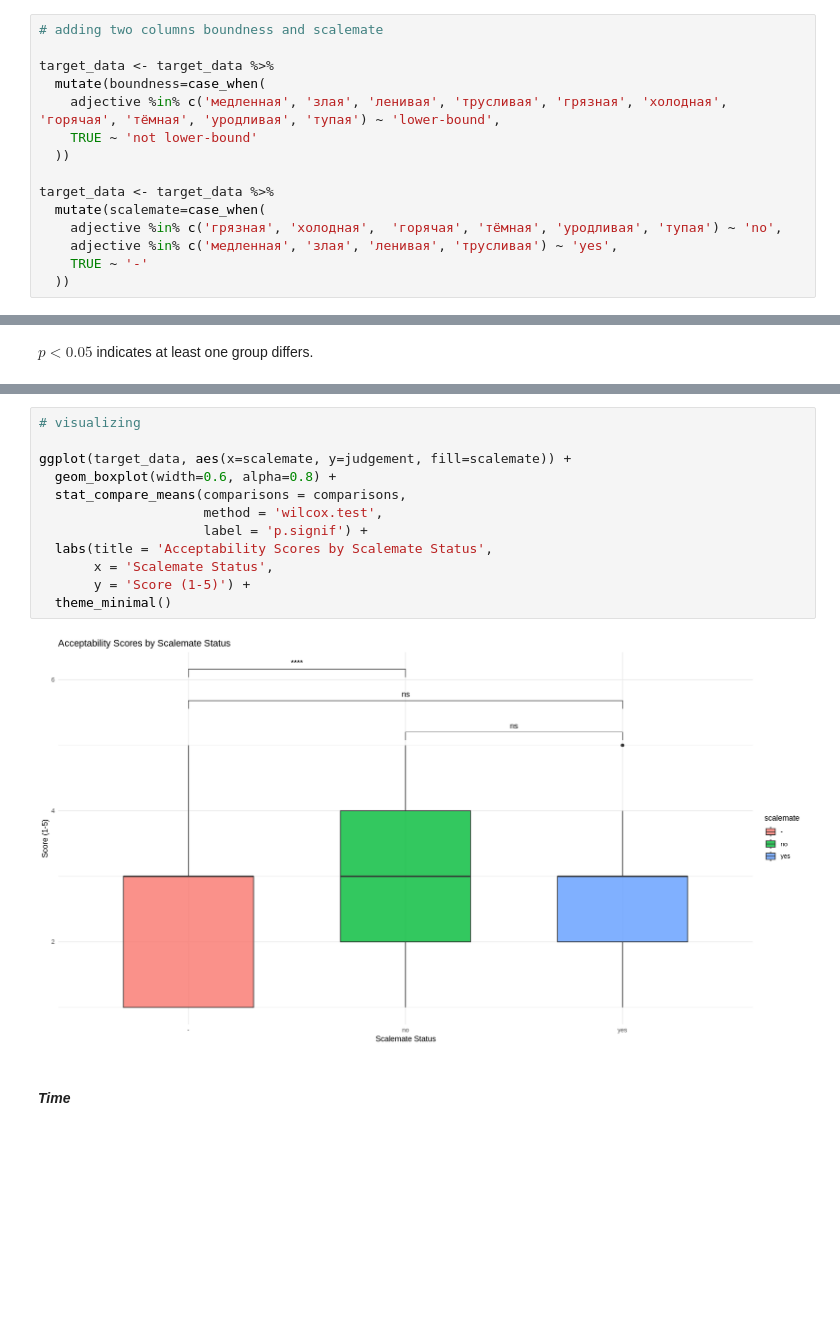
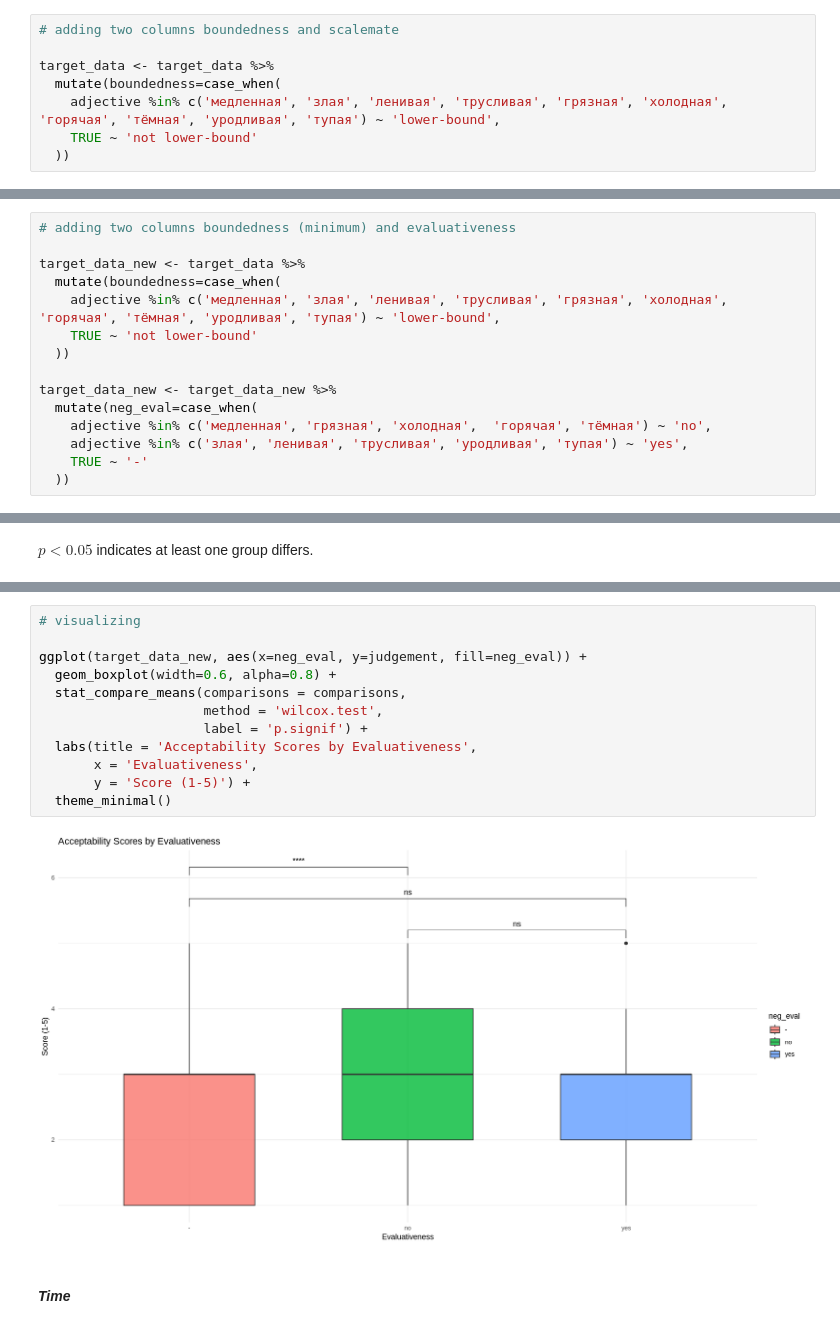
Before and after one commit to KatiaKozlova/stat-project, a Jupyter notebook: stat_project.ipynb, the cells around one changed output, grey strips where cells are left out. Cells and saved outputs as stored; diff of their text form; blank space fills up the shorter version.

```diff
--- a/stat_project.ipynb
+++ b/stat_project.ipynb
@@ -639,19 +639,12 @@ We look at these adjectives from the first experiment.
 - **Not lower-bound**:<br>others.
 # %%
-# adding two columns boundness and scalemate
+# adding two columns boundedness and scalemate
 
 target_data <- target_data %>%
-  mutate(boundness=case_when(
+  mutate(boundedness=case_when(
     adjective %in% c('медленная', 'злая', 'ленивая', 'трусливая', 'грязная', 'холодная', 'горячая', 'тёмная', 'уродливая', 'тупая') ~ 'lower-bound',
     TRUE ~ 'not lower-bound'
   ))
-
-target_data <- target_data %>%
-  mutate(scalemate=case_when(
-    adjective %in% c('грязная', 'холодная',  'горячая', 'тёмная', 'уродливая', 'тупая') ~ 'no',
-    adjective %in% c('медленная', 'злая', 'ленивая', 'трусливая') ~ 'yes',
-    TRUE ~ '-'
-  ))
 # %% [markdown]
 #### *Scores*
 # %%
@@ -710,0 +850,15 @@ What about scalemates?
+# %%
+# adding two columns boundedness (minimum) and evaluativeness
+
+target_data_new <- target_data %>%
+  mutate(boundedness=case_when(
+    adjective %in% c('медленная', 'злая', 'ленивая', 'трусливая', 'грязная', 'холодная', 'горячая', 'тёмная', 'уродливая', 'тупая') ~ 'lower-bound',
+    TRUE ~ 'not lower-bound'
+  ))
+
+target_data_new <- target_data_new %>%
+  mutate(neg_eval=case_when(
+    adjective %in% c('медленная', 'грязная', 'холодная',  'горячая', 'тёмная') ~ 'no',
+    adjective %in% c('злая', 'ленивая', 'трусливая', 'уродливая', 'тупая') ~ 'yes',
+    TRUE ~ '-'
+  ))
@@ -752,16 +908,16 @@ A data.frame: 3 × 4
 # %%
 # visualizing
 
-ggplot(target_data, aes(x=scalemate, y=judgement, fill=scalemate)) +
+ggplot(target_data_new, aes(x=neg_eval, y=judgement, fill=neg_eval)) +
   geom_boxplot(width=0.6, alpha=0.8) +
   stat_compare_means(comparisons = comparisons,
                      method = 'wilcox.test',
                      label = 'p.signif') +
-  labs(title = 'Acceptability Scores by Scalemate Status',
-       x = 'Scalemate Status',
+  labs(title = 'Acceptability Scores by Evaluativeness',
+       x = 'Evaluativeness',
        y = 'Score (1-5)') +
   theme_minimal()
 # %% [output]
-[figure, old version]
+[figure, new version]
 # %% [markdown]
 #### *Time*
```
Also changed, not shown: parts of 51 cells of this notebook.
